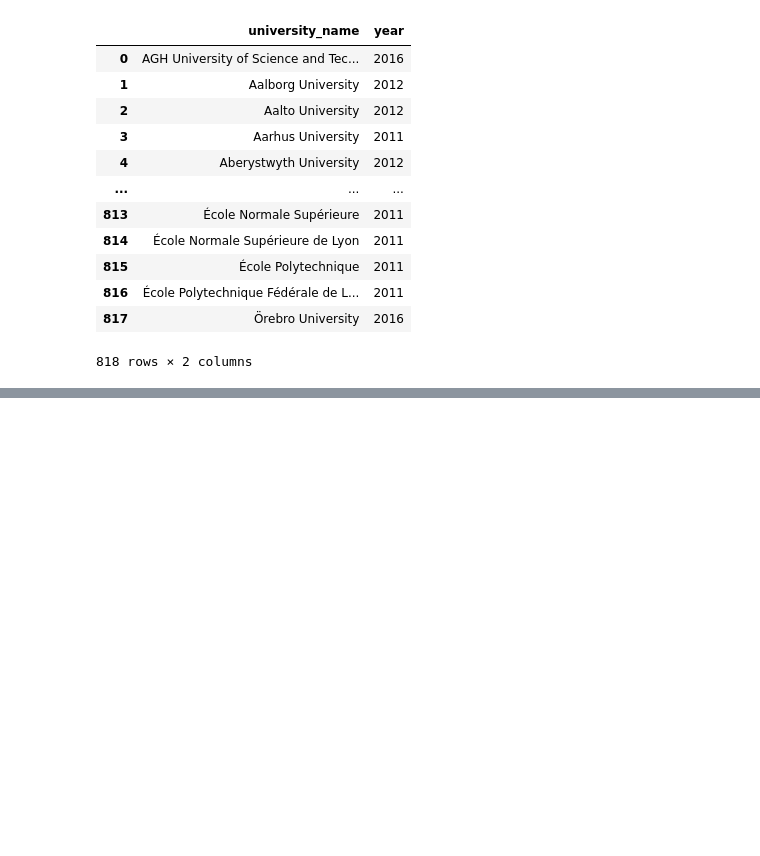
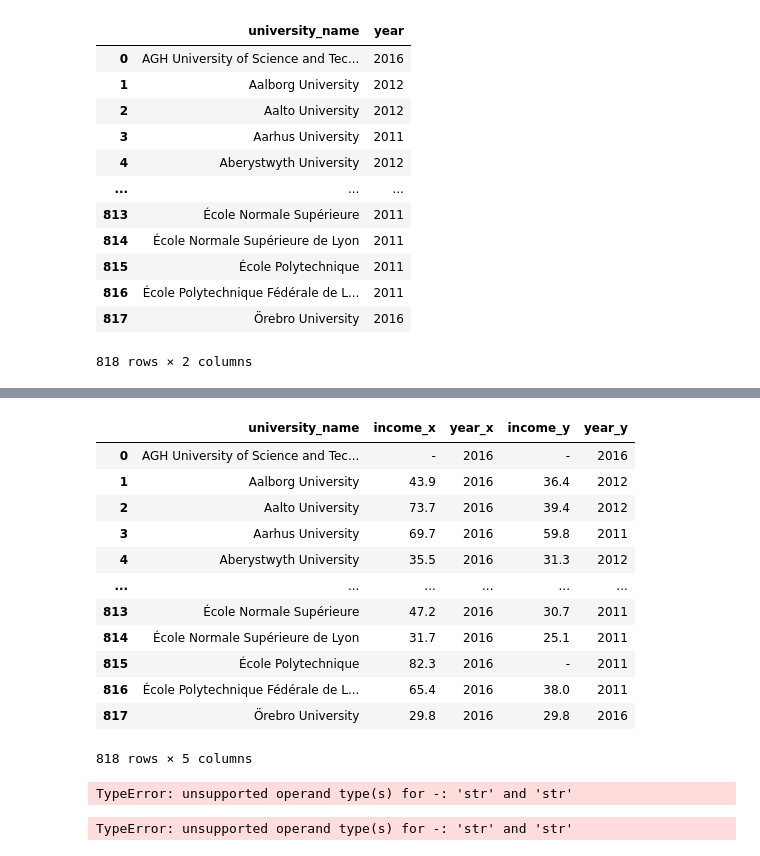
Before and after one commit to nataliya98/CS33, a Jupyter notebook: CS33 mod.ipynb, the cells around one changed output, grey strips where cells are left out. Saved outputs shown, nothing was run; the diff lists cells and outputs as text; code cells hidden in the pictures; blank space fills up the shorter version.

```diff
--- a/CS33 mod.ipynb
+++ b/CS33 mod.ipynb
@@ -60,0 +54,3 @@ dataframe2
+# %%
+df= times.groupby('university_name', as_index= False).max()[['university_name','income','year']]
+df
@@ -60,0 +71,3 @@ dataframe2
+# %%
+df2= times.groupby('university_name', as_index= False).min()[['university_name','income','year']]
+df2
@@ -60,0 +88,22 @@ dataframe2
+# %%
+df3 = pd.merge(df, df2, how='outer', on= 'university_name')
+df3
+# %% [output]
+|  | university_name | income_x | year_x | income_y | year_y |
+| 0 | AGH University of Science and Tec... | - | 2016 | - | 2016 |
+| 1 | Aalborg University | 43.9 | 2016 | 36.4 | 2012 |
+| 2 | Aalto University | 73.7 | 2016 | 39.4 | 2012 |
+| 3 | Aarhus University | 69.7 | 2016 | 59.8 | 2011 |
+| 4 | Aberystwyth University | 35.5 | 2016 | 31.3 | 2012 |
+| ... | ... | ... | ... | ... | ... |
+| 813 | École Normale Supérieure | 47.2 | 2016 | 30.7 | 2011 |
+| 814 | École Normale Supérieure de Lyon | 31.7 | 2016 | 25.1 | 2011 |
+| 815 | École Polytechnique | 82.3 | 2016 | - | 2011 |
+| 816 | École Polytechnique Fédérale de L... | 65.4 | 2016 | 38.0 | 2011 |
+| 817 | Örebro University | 29.8 | 2016 | 29.8 | 2016 |
+818 rows × 5 columns
+# %%
+df3['increasing'] = df3['income_x'] - df3['income_y']
+df3
+# %% [output]
+TypeError: unsupported operand type(s) for -: 'str' and 'str'
@@ -61 +115,5 @@ dataframe2
+# %%
+df['incremento'] = df.apply(incremento, axis=1)
+# %% [output]
+TypeError: unsupported operand type(s) for -: 'str' and 'str'
 # %%
```
Also changed, not shown: parts of 13 cells of this notebook.
